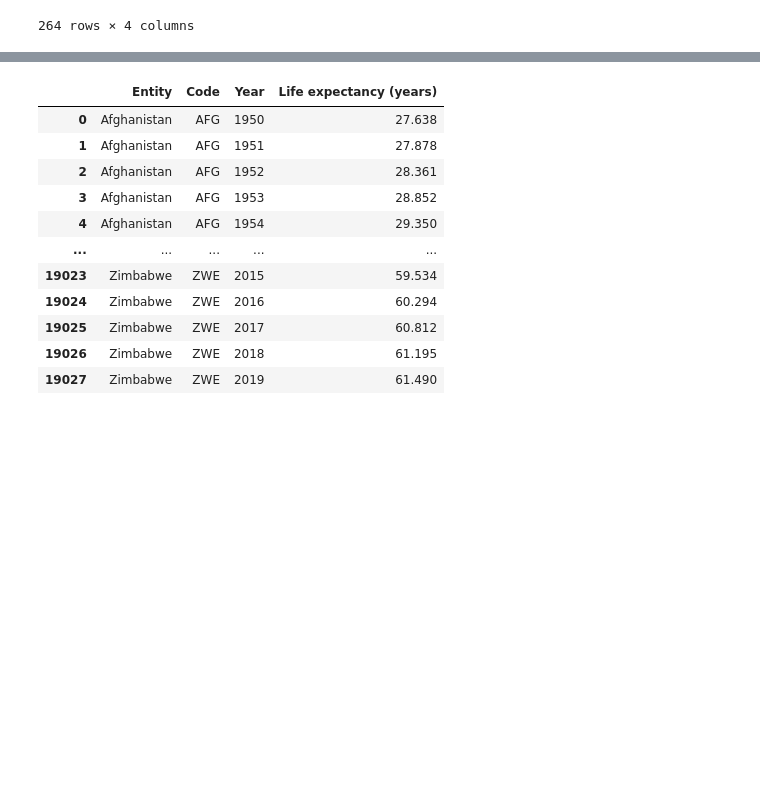
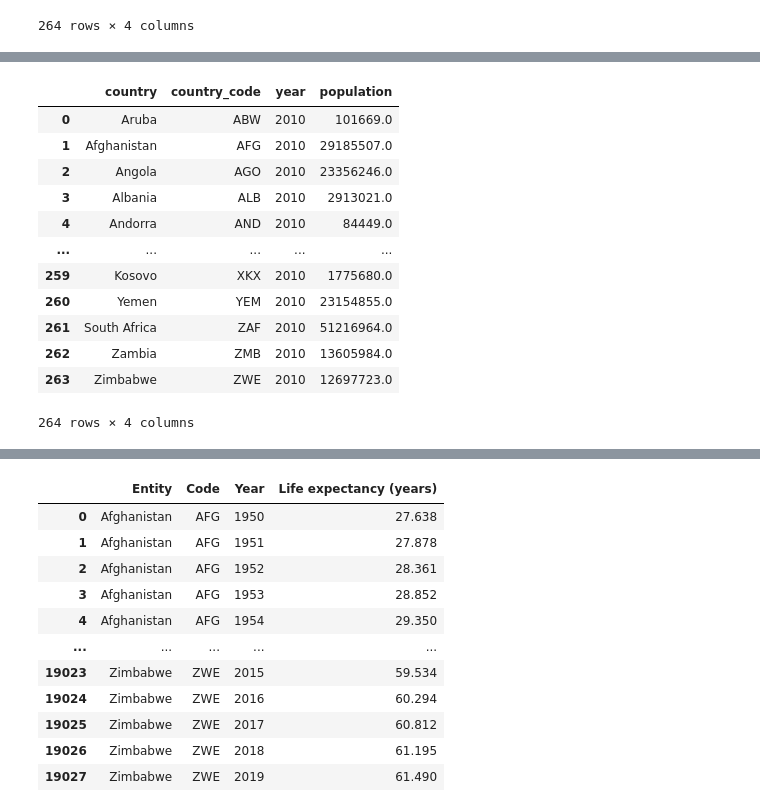
Before and after one commit to seanhoffman76/Economic-Growth-Project, a Jupyter notebook: DataCleanup/DataCleanup.ipynb, the cells around one changed output, grey strips where cells are left out. Drawn from its saved outputs; the diff is of its cells as text; code cells hidden in the pictures; blank space fills up the shorter version.

```diff
--- a/DataCleanup/DataCleanup.ipynb
+++ b/DataCleanup/DataCleanup.ipynb
@@ -227,0 +283,17 @@ suppl_pop_df
+# %%
+suppl_2010 = suppl_2010[['country','country_code','year','population']]
+suppl_2010
+# %% [output]
+|  | country | country_code | year | population |
+| 0 | Aruba | ABW | 2010 | 101669.0 |
+| 1 | Afghanistan | AFG | 2010 | 29185507.0 |
+| 2 | Angola | AGO | 2010 | 23356246.0 |
+| 3 | Albania | ALB | 2010 | 2913021.0 |
+| 4 | Andorra | AND | 2010 | 84449.0 |
+| ... | ... | ... | ... | ... |
+| 259 | Kosovo | XKX | 2010 | 1775680.0 |
+| 260 | Yemen | YEM | 2010 | 23154855.0 |
+| 261 | South Africa | ZAF | 2010 | 51216964.0 |
+| 262 | Zambia | ZMB | 2010 | 13605984.0 |
+| 263 | Zimbabwe | ZWE | 2010 | 12697723.0 |
+264 rows × 4 columns
```
Also changed, not shown: parts of 11 cells of this notebook, 1 other file.
